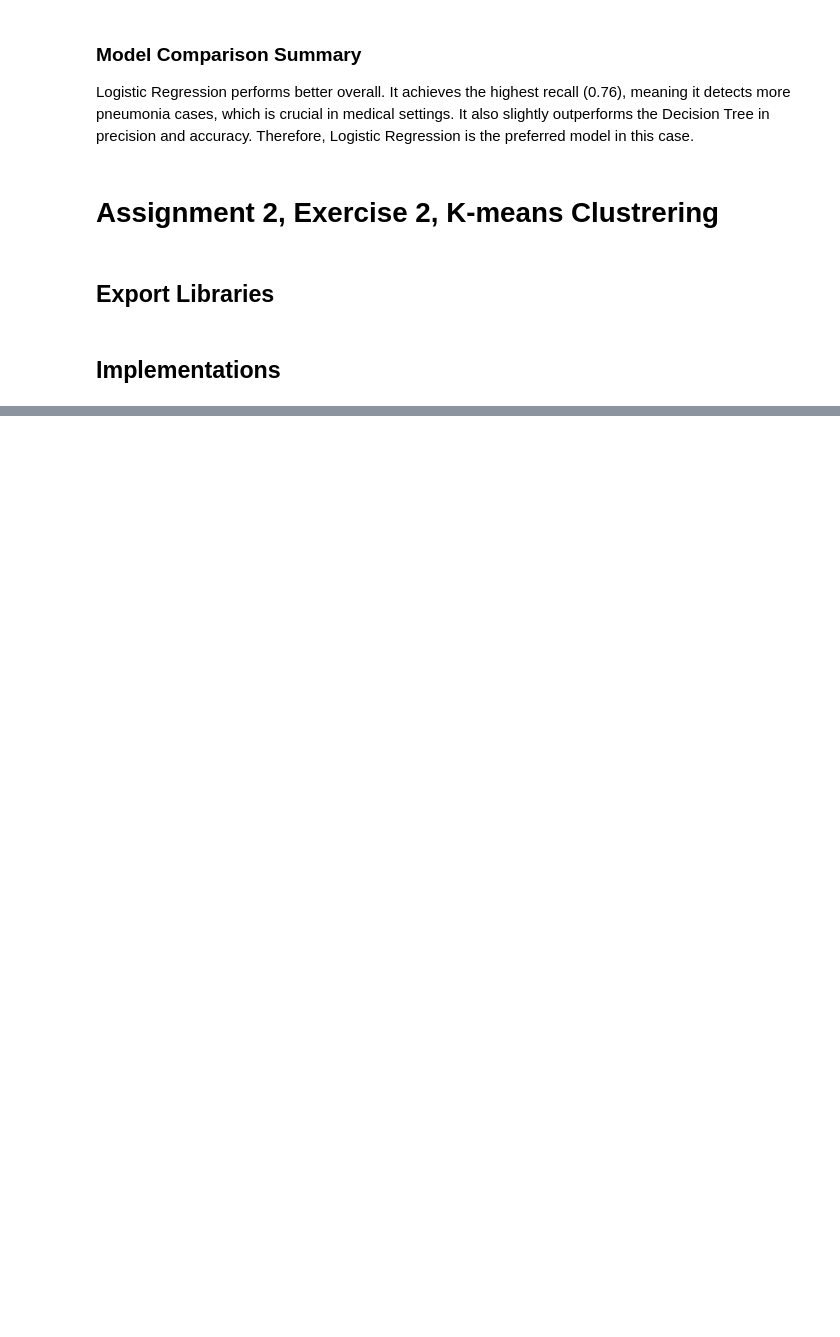
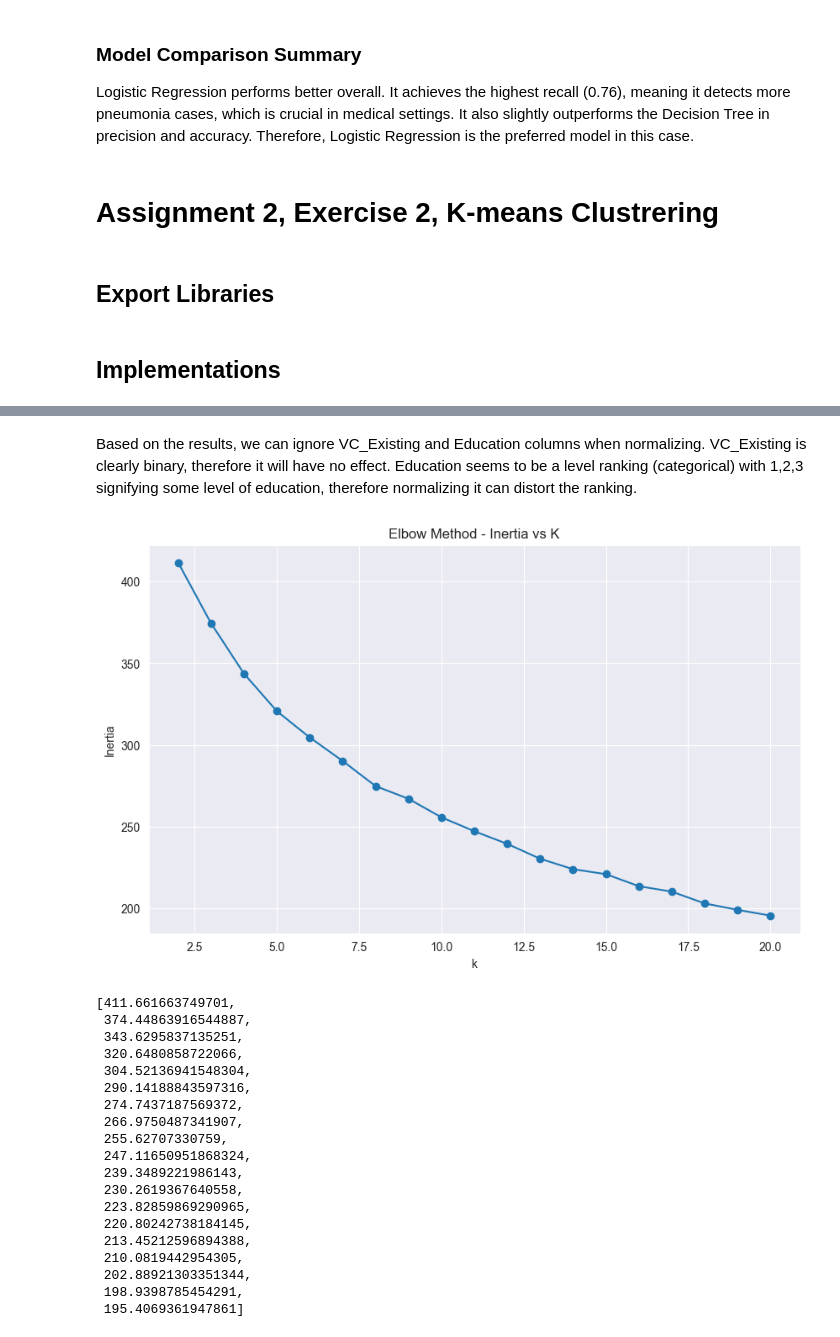
Before and after one commit to Pradyuman7/1BV70, a Jupyter notebook: Assignment 2_temp.ipynb, the cells around one changed output, grey strips where cells are left out. Cells and saved outputs as stored; diff of their text form; code cells hidden in the pictures; blank space fills up the shorter version.

```diff
--- a/Assignment 2_temp.ipynb
+++ b/Assignment 2_temp.ipynb
@@ -250,0 +281,13 @@ Logistic Regression performs better overall. It achieves the highest recall (0.7
+# %%
+investment_data = pd.read_csv('Investment_dataset.csv')
+investment_data.columns = investment_data.columns = [c.replace(' ', '_') for c in investment_data.columns]
+print("Investment dataset original:")
+display(investment_data)
+
+stats_df = compute_statistics(investment_data)
+print("Stats of all columns of Investment dataset:")
+display(stats_df)
+
+norm_investment_data = min_max_normalize(investment_data)
+print("Normalized Investment dataset:")
+display(norm_investment_data)
@@ -251 +334,3 @@ Logistic Regression performs better overall. It achieves the highest recall (0.7
+# %% [markdown]
+Based on the results, we can ignore VC_Existing and Education columns when normalizing. VC_Existing is clearly binary, therefore it will have no effect. Education seems to be a level ranking (categorical) with 1,2,3 signifying some level of education, therefore normalizing it can distort the ranking.
 # %%
@@ -253,2 +356,49 @@ Logistic Regression performs better overall. It achieves the highest recall (0.7
 # %%
-# *** Insert your code here to analyze the number of clusters using Silhouette score***
+def plot_silhouette_scores(data, k_range=range(2, 21)):
+    """
+    Compute and plot silhouette scores for different numbers of clusters
+    """
+    scores = []
+    for k in k_range:
+        kmeans = KMeans(n_clusters=k, random_state=42, n_init=10)
+        labels = kmeans.fit_predict(data)
+        score = silhouette_score(data, labels)
+        scores.append(score)
+
+    plt.figure(figsize=(10, 6))
+    plt.plot(list(k_range), scores, marker='o', color='orange')
+    plt.title('Silhouette Score vs K')
+    plt.xlabel('k')
+    plt.ylabel('Silhouette Score')
+    plt.grid(True)
+    plt.show()
+
+    return scores
+# %%
+norm_investment_data = min_max_normalize(investment_data, exclude=True)
+elbow = plot_elbow_method(norm_investment_data)
+display(elbow)
+
+sil_scores = plot_silhouette_scores(norm_investment_data)
+display(sil_scores)
+# %% [output]
+[figure, added]
+[411.661663749701,
+ 374.44863916544887,
+ 343.6295837135251,
+ 320.6480858722066,
+ 304.52136941548304,
+ 290.14188843597316,
+ 274.7437187569372,
+ 266.9750487341907,
+ 255.62707330759,
+ 247.11650951868324,
+ 239.3489221986143,
+ 230.2619367640558,
+ 223.82859869290965,
+ 220.80242738184145,
+ 213.45212596894388,
+ 210.0819442954305,
+ 202.88921303351344,
+ 198.9398785454291,
+ 195.4069361947861]
```
Also changed, not shown: parts of 8 cells of this notebook.
